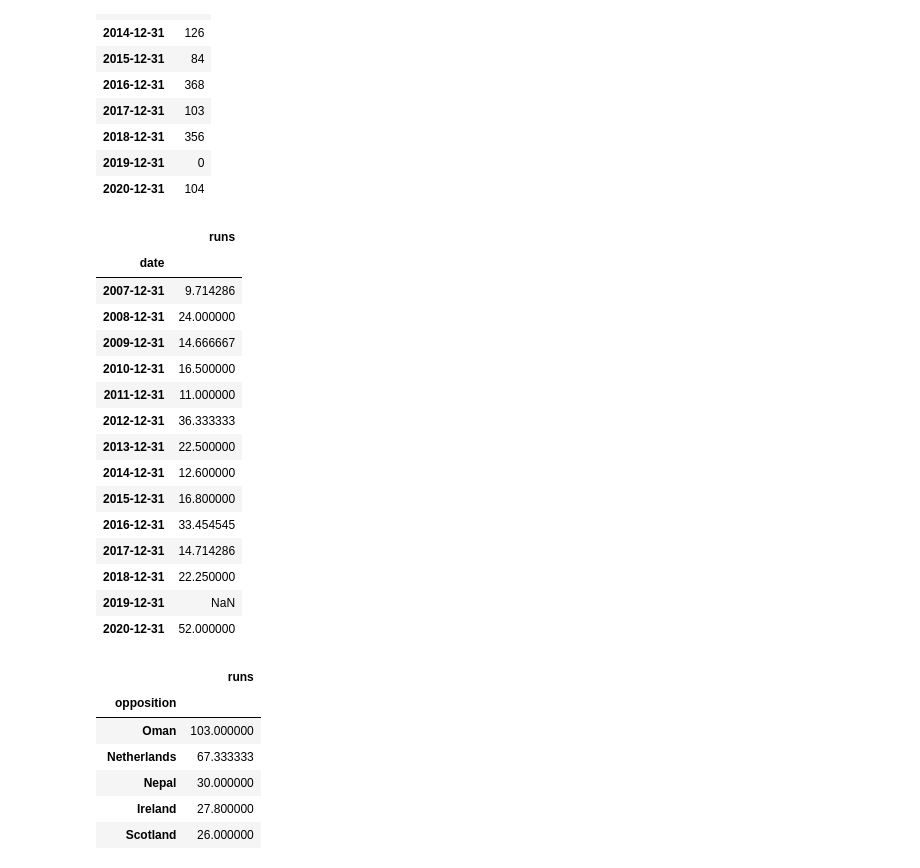
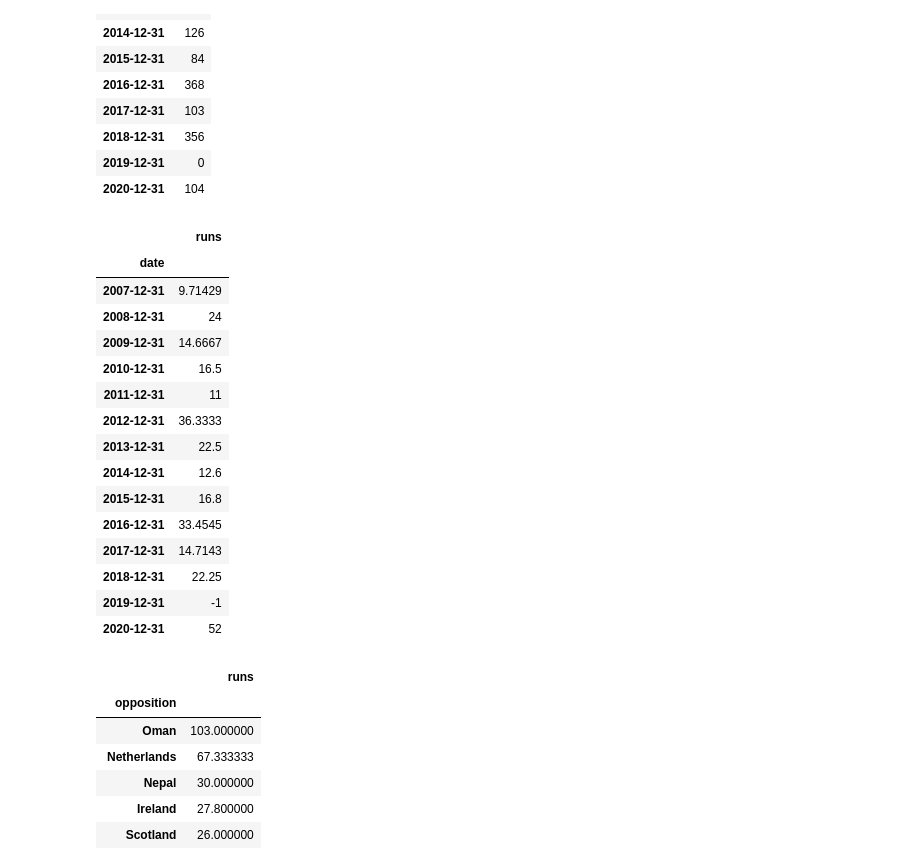
Before and after one commit to ShayekhBinIslam/ml_session_jan_2020, a Jupyter notebook: regression/tamim.ipynb, the cells around one changed output. Cells and saved outputs as stored; diff of their text form; code cells hidden in the pictures.

```diff
--- a/regression/tamim.ipynb
+++ b/regression/tamim.ipynb
@@ -153,24 +175,24 @@ df.resample('A').sum()
 | 2020-12-31 | 104 |
 # %%
 # annual mean runs
-df.resample('A').mean()
+df.resample('A').mean().fillna('-1') # -1 means no match player
 # %% [output]
 |  | runs |
 | date |  |
-| 2007-12-31 | 9.714286 |
-| 2008-12-31 | 24.000000 |
-| 2009-12-31 | 14.666667 |
-| 2010-12-31 | 16.500000 |
-| 2011-12-31 | 11.000000 |
-| 2012-12-31 | 36.333333 |
-| 2013-12-31 | 22.500000 |
-| 2014-12-31 | 12.600000 |
-| 2015-12-31 | 16.800000 |
-| 2016-12-31 | 33.454545 |
-| 2017-12-31 | 14.714286 |
-| 2018-12-31 | 22.250000 |
-| 2019-12-31 | NaN |
-| 2020-12-31 | 52.000000 |
+| 2007-12-31 | 9.71429 |
+| 2008-12-31 | 24 |
+| 2009-12-31 | 14.6667 |
+| 2010-12-31 | 16.5 |
+| 2011-12-31 | 11 |
+| 2012-12-31 | 36.3333 |
+| 2013-12-31 | 22.5 |
+| 2014-12-31 | 12.6 |
+| 2015-12-31 | 16.8 |
+| 2016-12-31 | 33.4545 |
+| 2017-12-31 | 14.7143 |
+| 2018-12-31 | 22.25 |
+| 2019-12-31 | -1 |
+| 2020-12-31 | 52 |
 # %%
 # Average runs per opposition
 df.groupby('opposition').mean().sort_values(by='runs', ascending=False)
```
Also changed, not shown: parts of 8 cells of this notebook.
